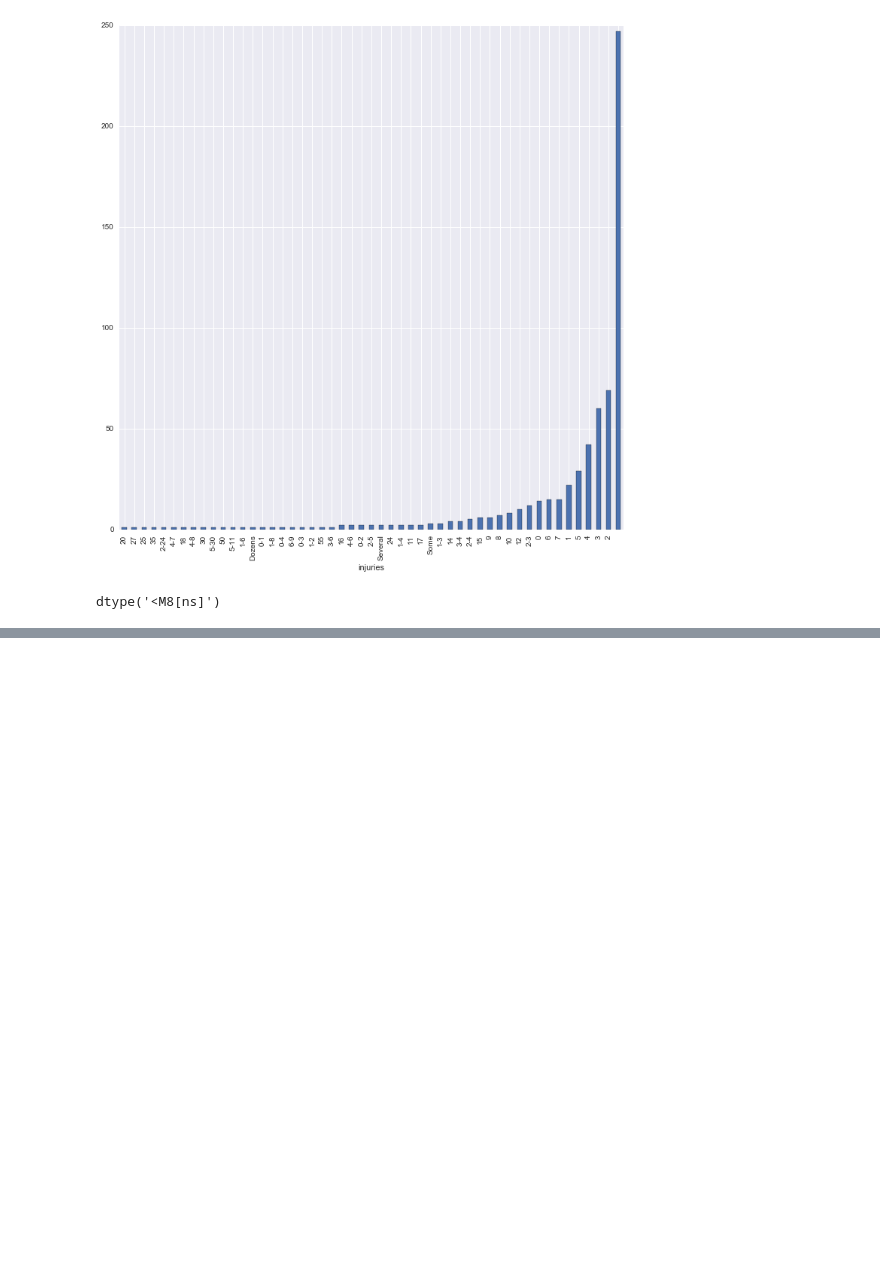
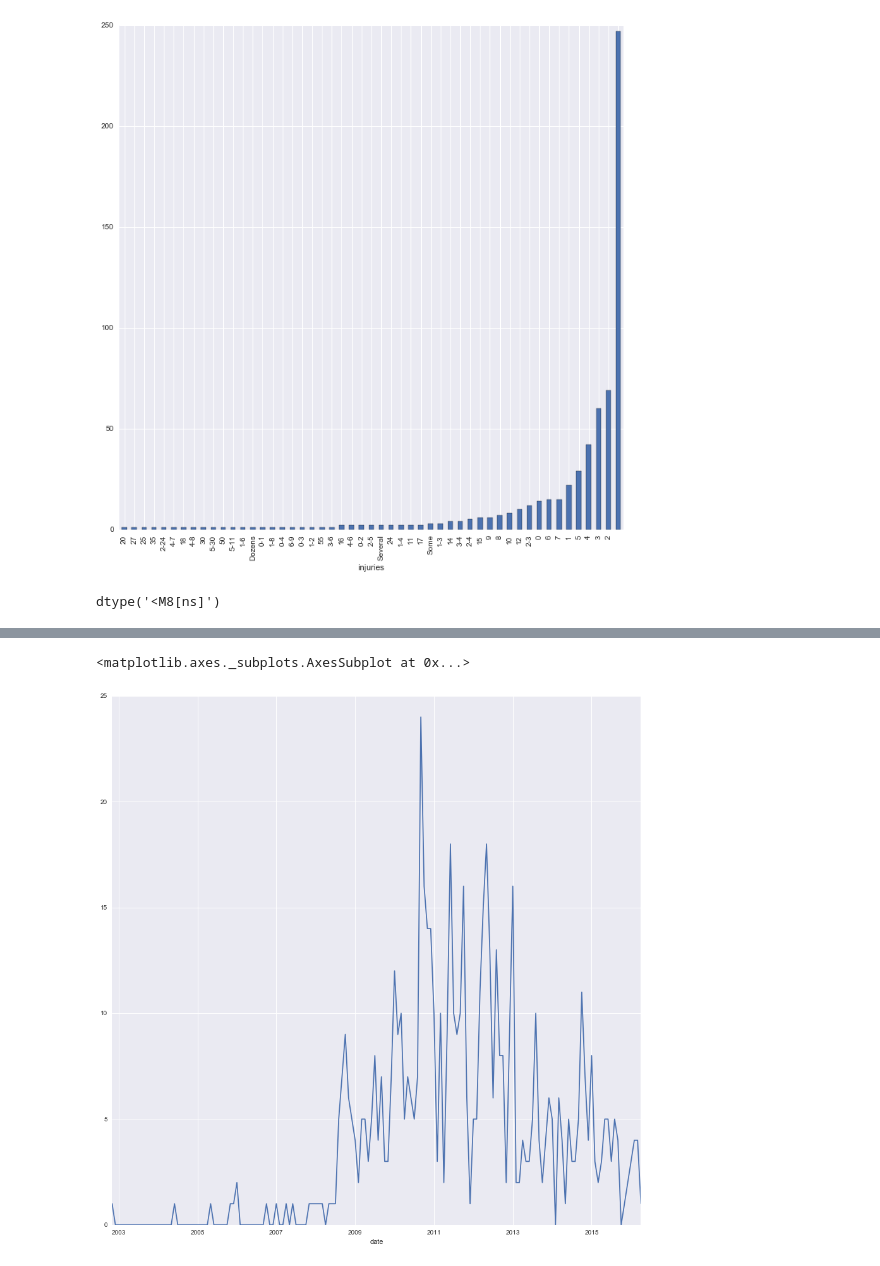
Before and after one commit to stavgrossfeld/GA-Data-Science-Immersive, a Jupyter notebook: week-02/5.3-EDA-practice/notebooks/Untitled.ipynb, the cells around one changed output, grey strips where cells are left out. Drawn from its saved outputs; the diff is of its cells as text; code cells hidden in the pictures; blank space fills up the shorter version.

```diff
--- a/week-02/5.3-EDA-practice/notebooks/Untitled.ipynb
+++ b/week-02/5.3-EDA-practice/notebooks/Untitled.ipynb
@@ -161,4 +161,5 @@ drone.date.dtype
 # %% [output]
 dtype('<M8[ns]')
 # %%
-drone.index = drone.date['M']
+drone.index = drone['date']
+del drone['date']
@@ -164,0 +177,20 @@ drone.index = drone.date['M']
+# %%
+### clean numreical data
+drone.deaths_min = drone.deaths_min.map(lambda x: float(x))
+
+d_min = []
+for death in drone.deaths_min:
+    if death.isdigit():
+        d_min.append(int(death))
+    else:
+        d_min.append(0)
+drone.deaths_min = d_min
+
+
+d_max = []
+for death in drone.deaths_max:
+    if death.isint():
+        d_min.append(int(death))
+    else:
+        d_min.append(0)
+drone.deaths_min = d_max
@@ -164,0 +243,8 @@ drone.index = drone.date['M']
+# %%
+drone.civilians
+drone.civilians.resample('M').size()
+
+drone.civilians.resample('M').size().plot(kind = 'line', figsize = (15,15))
+# %% [output]
+<matplotlib.axes._subplots.AxesSubplot at 0x...>
+[figure, added]
```
Also changed, not shown: parts of 5 cells of this notebook, 1 other file.
